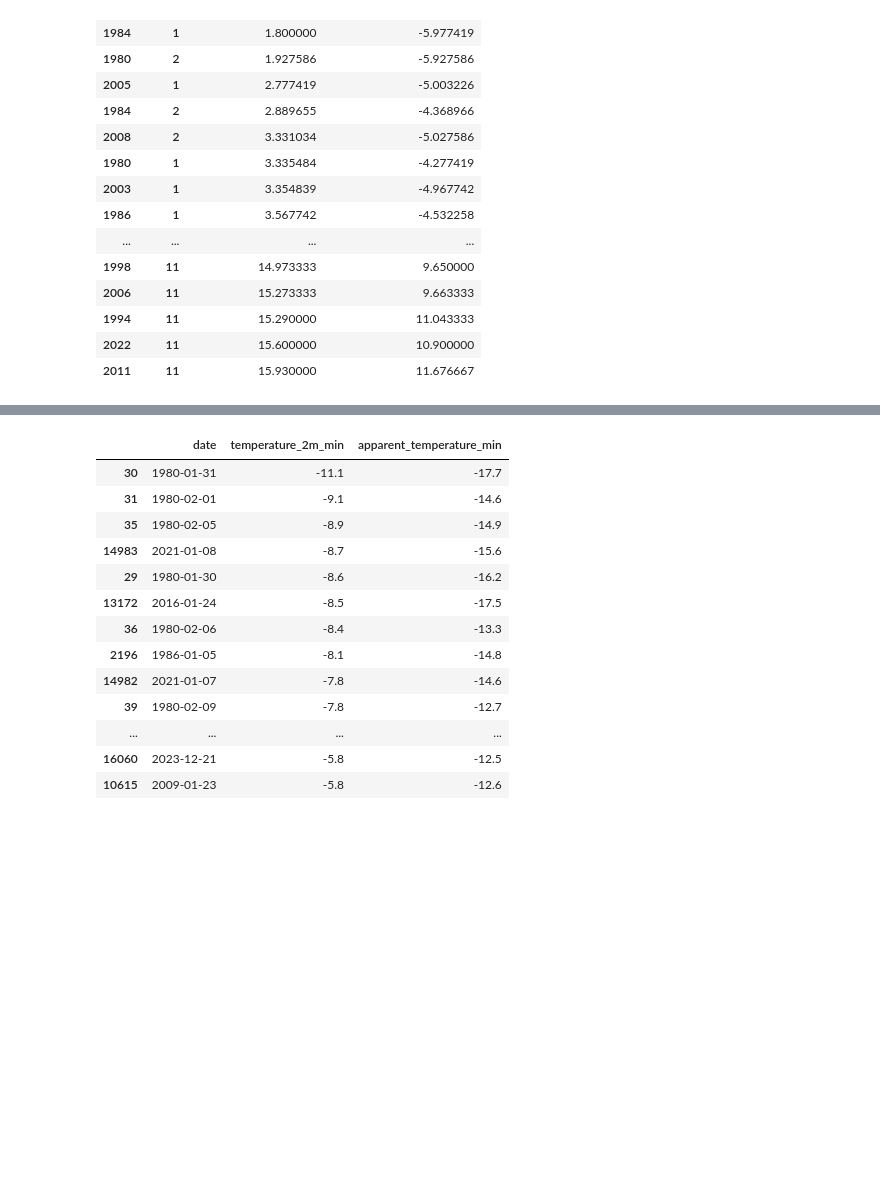
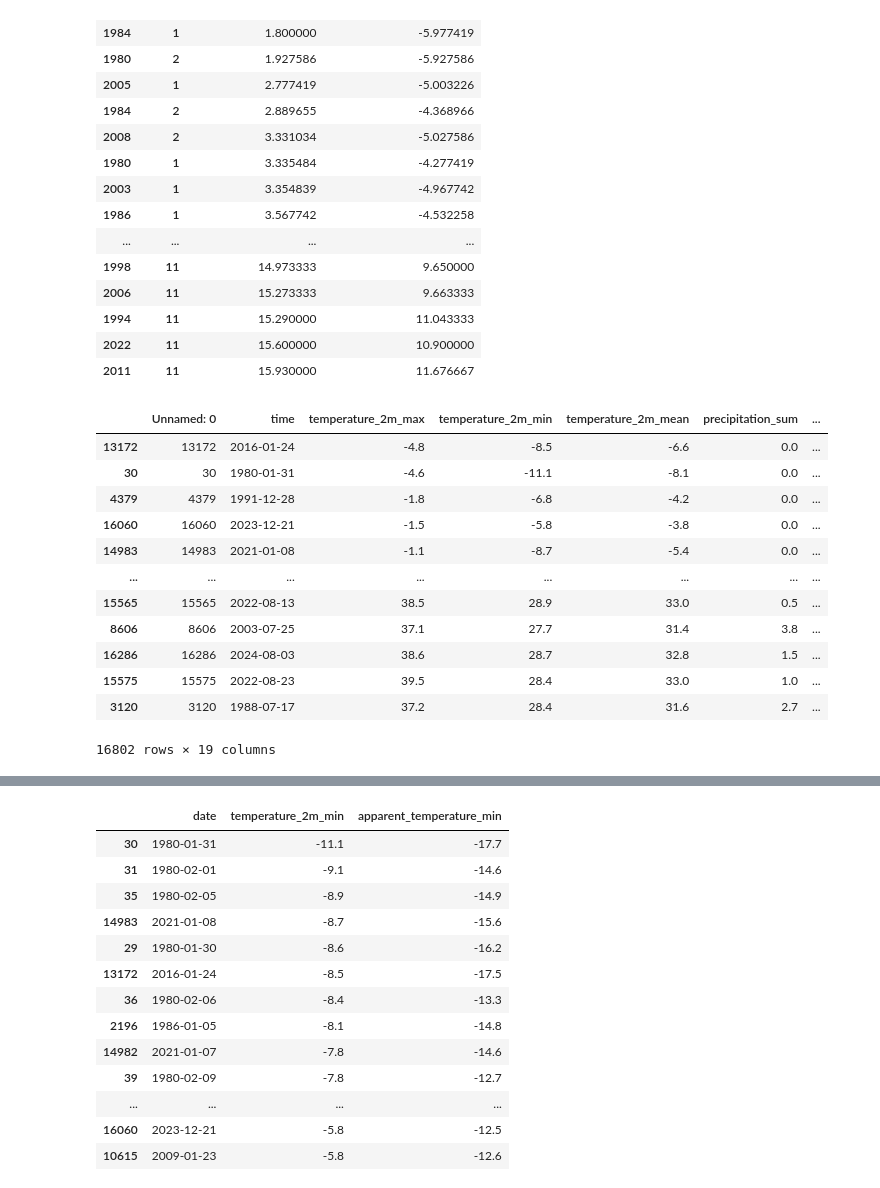
Before and after one commit to gderiddershanghai/shanghai-weather-app, a Jupyter notebook: Nbs/eda.ipynb, the cells around one changed output, grey strips where cells are left out. Drawn from its saved outputs; the diff is of its cells as text; code cells hidden in the pictures; blank space fills up the shorter version.

```diff
--- a/Nbs/eda.ipynb
+++ b/Nbs/eda.ipynb
@@ -118,6 +110,22 @@ winter_month.groupby(['year', 'month']).mean()[['temperature_2m_mean', 'apparent
 | 1994 | 11 | 15.290000 | 11.043333 |
 | 2022 | 11 | 15.600000 | 10.900000 |
 | 2011 | 11 | 15.930000 | 11.676667 |
+# %%
+df_daily.sort_values(by='apparent_temperature_max')
+# %% [output]
+|  | Unnamed: 0 | time | temperature_2m_max | temperature_2m_min | temperature_2m_mean | precipitation_sum | ... |
+| 13172 | 13172 | 2016-01-24 | -4.8 | -8.5 | -6.6 | 0.0 | ... |
+| 30 | 30 | 1980-01-31 | -4.6 | -11.1 | -8.1 | 0.0 | ... |
+| 4379 | 4379 | 1991-12-28 | -1.8 | -6.8 | -4.2 | 0.0 | ... |
+| 16060 | 16060 | 2023-12-21 | -1.5 | -5.8 | -3.8 | 0.0 | ... |
+| 14983 | 14983 | 2021-01-08 | -1.1 | -8.7 | -5.4 | 0.0 | ... |
+| ... | ... | ... | ... | ... | ... | ... | ... |
+| 15565 | 15565 | 2022-08-13 | 38.5 | 28.9 | 33.0 | 0.5 | ... |
+| 8606 | 8606 | 2003-07-25 | 37.1 | 27.7 | 31.4 | 3.8 | ... |
+| 16286 | 16286 | 2024-08-03 | 38.6 | 28.7 | 32.8 | 1.5 | ... |
+| 15575 | 15575 | 2022-08-23 | 39.5 | 28.4 | 33.0 | 1.0 | ... |
+| 3120 | 3120 | 1988-07-17 | 37.2 | 28.4 | 31.6 | 2.7 | ... |
+16802 rows × 19 columns
 # %%
 pd.set_option('display.max_rows', 600)
 
```
Also changed, not shown: parts of 6 cells of this notebook, 9 other files.
